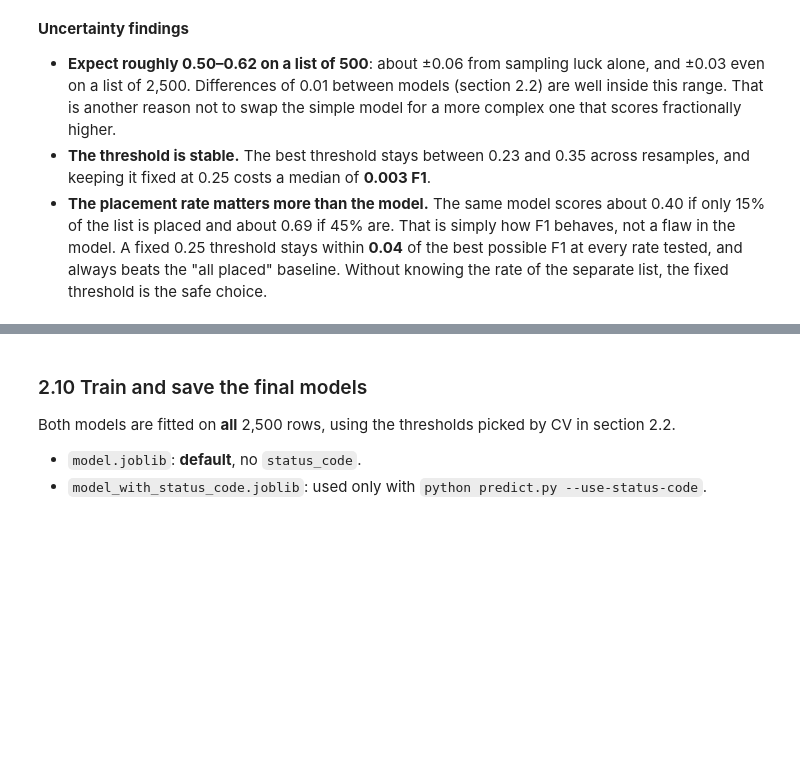
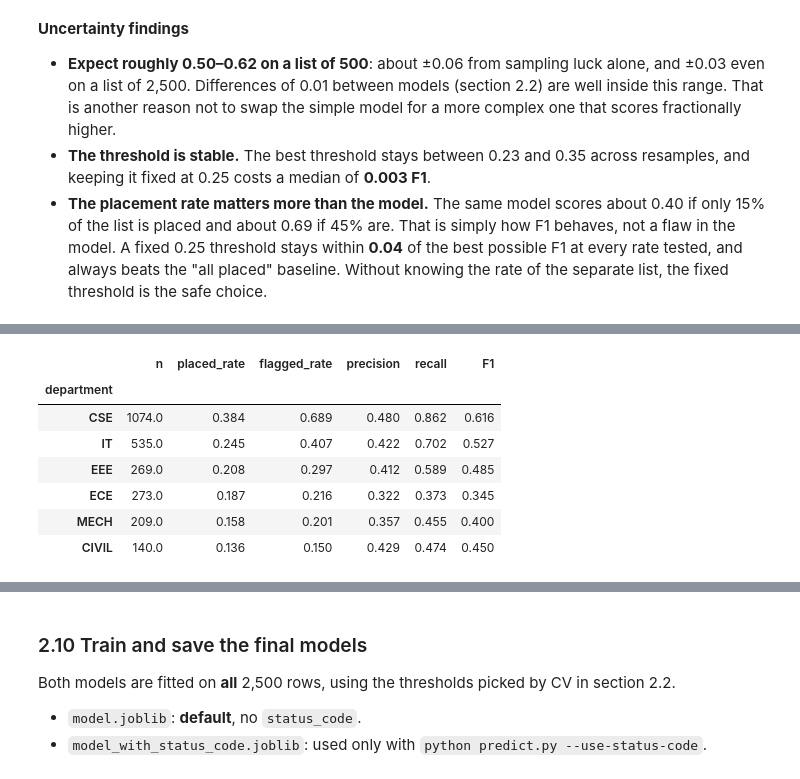
Before and after one commit to Pranov123/pranov_goML_submission, a Jupyter notebook: placement/analysis.ipynb, the cells around one changed output, grey strips where cells are left out. Drawn from its saved outputs; the diff is of its cells as text; code cells hidden in the pictures; blank space fills up the shorter version.

```diff
--- a/placement/analysis.ipynb
+++ b/placement/analysis.ipynb
@@ -572,0 +590,16 @@ pd.DataFrame(shift).T.round(3)
+# %%
+by_dept = err.groupby("department").apply(lambda g: pd.Series({
+    "n": len(g), "placed_rate": g.placed.mean(), "flagged_rate": g.pred.mean(),
+    "precision": g.placed[g.pred == 1].mean(),
+    "recall": g.pred[g.placed == 1].mean(),
+    "F1": f1_score(g.placed, g.pred)}), include_groups=False)
+by_dept.round(3).sort_values("placed_rate", ascending=False)
+# %% [output]
+|  | n | placed_rate | flagged_rate | precision | recall | F1 |
+| department |  |  |  |  |  |  |
+| CSE | 1074.0 | 0.384 | 0.689 | 0.480 | 0.862 | 0.616 |
+| IT | 535.0 | 0.245 | 0.407 | 0.422 | 0.702 | 0.527 |
+| EEE | 269.0 | 0.208 | 0.297 | 0.412 | 0.589 | 0.485 |
+| ECE | 273.0 | 0.187 | 0.216 | 0.322 | 0.373 | 0.345 |
+| MECH | 209.0 | 0.158 | 0.201 | 0.357 | 0.455 | 0.400 |
+| CIVIL | 140.0 | 0.136 | 0.150 | 0.429 | 0.474 | 0.450 |
```
Also changed, not shown: parts of 5 cells of this notebook.
